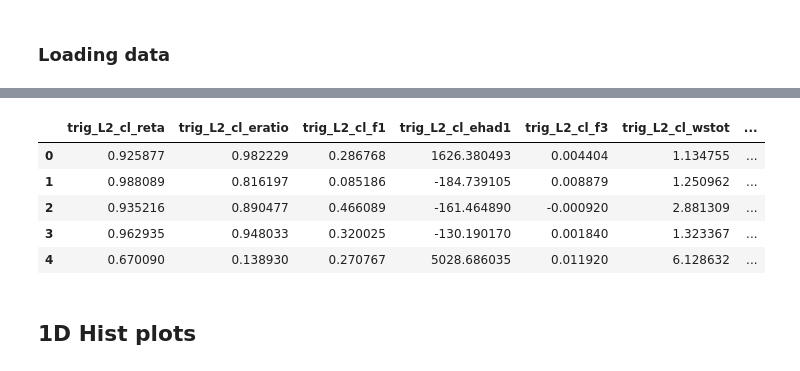
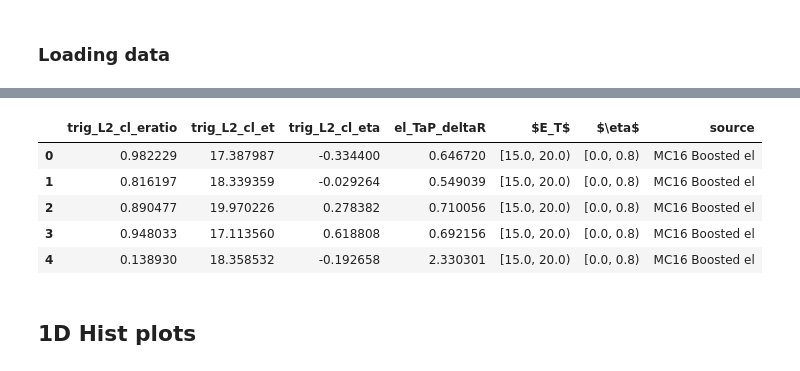
Before and after one commit to lucasbanunes/ringer, a Jupyter notebook: plots.ipynb, the cells around one changed output, grey strips where cells are left out. Drawn from its saved outputs; the diff is of its cells as text; code cells hidden in the pictures.

```diff
--- a/plots.ipynb
+++ b/plots.ipynb
@@ -179,5 +264,14 @@ def grid_plot(data, var, plot_scale, et_bins, eta_bins, params, logger=None):
 # %% [markdown]
 ### Loading data
+# %%
+cols = ['name', 'label', 'lower_range', 'upper_range', 'l2calo', 'TaP', 'offline', 'description']
+var_infos=[
+    ['et', '$E_T$', '0', None, 'trig_L2_cl_et', None, 'el_et', 'transverse particle energy on the calorimeter'],
+    ['eta', '$\eta$', '-2.5', '2.5', 'trig_L2_cl_eta', None, 'el_eta', 'particle pseudo velocity'],
+    ['eratio', '$E_{ratio}$', '0', '1', 'trig_L2_cl_eratio', None, 'el_eratio', 'shower shape'],
+    ['dr', '$\Delta R$', None, None, None, 'el_TaP_deltaR', None, 'separation bet ween two particles from same decay based on TaP']
+]
+VAR_INFOS = pd.DataFrame(var_infos, columns=cols)
 # %%
 plot_cols = list()
 plot_logger = get_logger('plot_log', file=False)
@@ -281,16 +365,16 @@ data = {
     'Data17 Zee jet': jet_data
 }
 # %%
-# data = pd.concat([boosted_data, el_data, jet_data], axis=0)
+data = pd.concat([boosted_data, el_data, jet_data], axis=0)
 # del boosted_data, el_data, jet_data
-# data.head()
+data.head()
 # %% [output]
-|  | trig_L2_cl_reta | trig_L2_cl_eratio | trig_L2_cl_f1 | trig_L2_cl_ehad1 | trig_L2_cl_f3 | trig_L2_cl_wstot | ... |
-| 0 | 0.925877 | 0.982229 | 0.286768 | 1626.380493 | 0.004404 | 1.134755 | ... |
-| 1 | 0.988089 | 0.816197 | 0.085186 | -184.739105 | 0.008879 | 1.250962 | ... |
-| 2 | 0.935216 | 0.890477 | 0.466089 | -161.464890 | -0.000920 | 2.881309 | ... |
-| 3 | 0.962935 | 0.948033 | 0.320025 | -130.190170 | 0.001840 | 1.323367 | ... |
-| 4 | 0.670090 | 0.138930 | 0.270767 | 5028.686035 | 0.011920 | 6.128632 | ... |
+|  | trig_L2_cl_eratio | trig_L2_cl_et | trig_L2_cl_eta | el_TaP_deltaR | $E_T$ | $\eta$ | source |
+| 0 | 0.982229 | 17.387987 | -0.334400 | 0.646720 | [15.0, 20.0) | [0.0, 0.8) | MC16 Boosted el |
+| 1 | 0.816197 | 18.339359 | -0.029264 | 0.549039 | [15.0, 20.0) | [0.0, 0.8) | MC16 Boosted el |
+| 2 | 0.890477 | 19.970226 | 0.278382 | 0.710056 | [15.0, 20.0) | [0.0, 0.8) | MC16 Boosted el |
+| 3 | 0.948033 | 17.113560 | 0.618808 | 0.692156 | [15.0, 20.0) | [0.0, 0.8) | MC16 Boosted el |
+| 4 | 0.138930 | 18.358532 | -0.192658 | 2.330301 | [15.0, 20.0) | [0.0, 0.8) | MC16 Boosted el |
 # %% [markdown]
 ## 1D Hist plots
 # %% [markdown]
```
Also changed, not shown: parts of 15 cells of this notebook, 1 other file.
